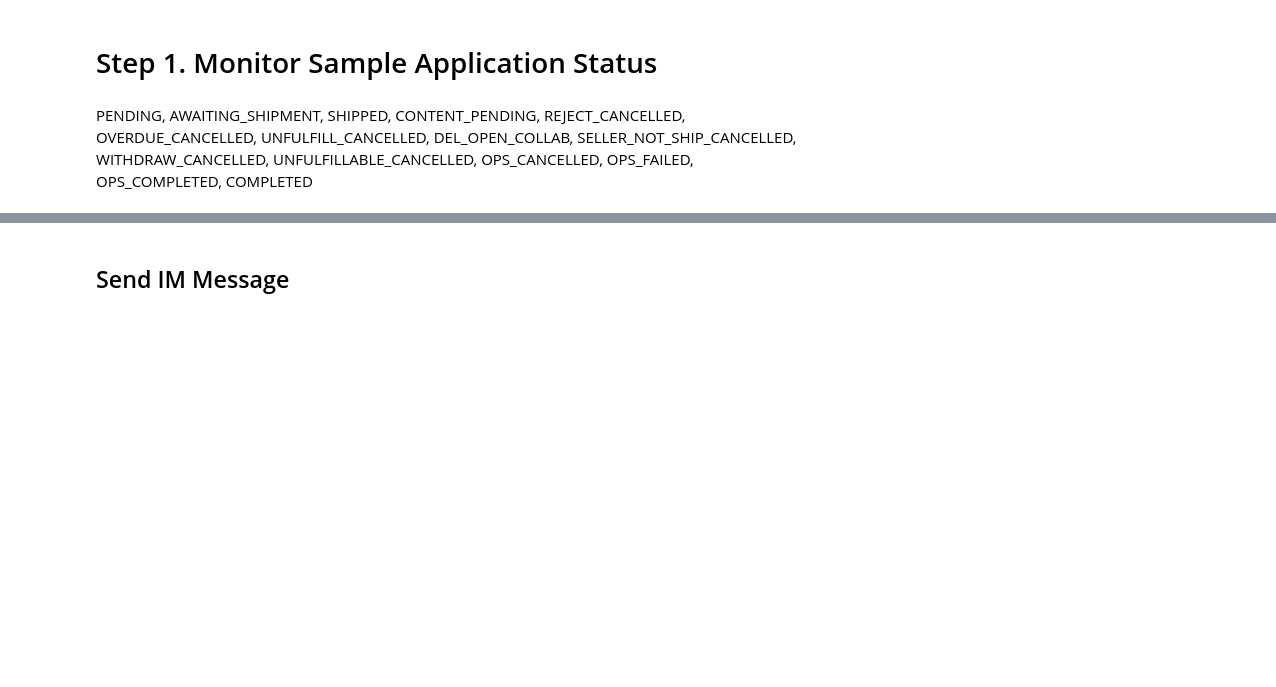
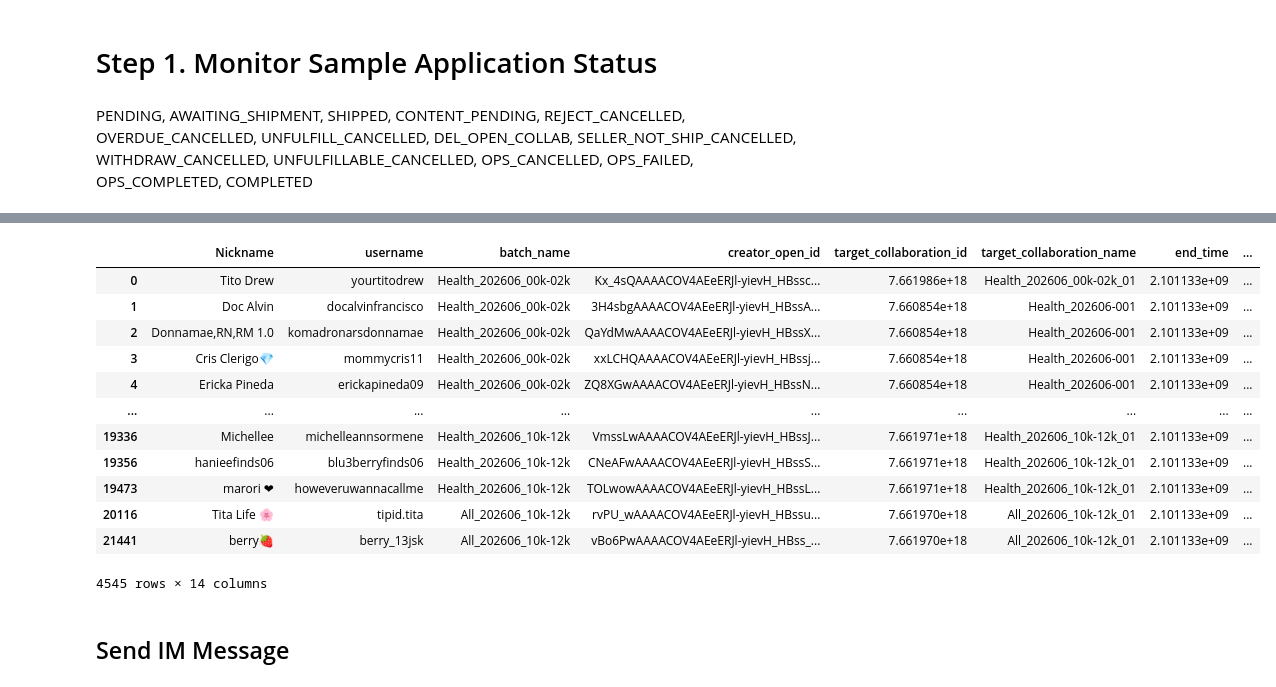
Before and after one commit to mrpsonglao/VitamiAffiliateCode, a Jupyter notebook: code/2026-07-13 Step 3 - Monitor and Message Creators.ipynb, the cells around one changed output, grey strips where cells are left out. Drawn from its saved outputs; the diff is of its cells as text; code cells hidden in the pictures; blank space fills up the shorter version.

```diff
--- a/code/2026-07-13 Step 3 - Monitor and Message Creators.ipynb
+++ b/code/2026-07-13 Step 3 - Monitor and Message Creators.ipynb
@@ -121,3 +293,23 @@ conversation_id = '7662759984770122002'
+# %%
+# Update statuses to track
+df_creators_messaging['invited_to_join_collab'] = df_creators_messaging['sample_status'].notnull()
+df_creators_messaging['invited_to_viber_grp'] = False
+# %%
+df_creators_messaging[~df_creators_messaging['invited_to_join_collab'] & df_creators_messaging['target_collaboration_id'].notnull()]
+# %% [output]
+|  | Nickname | username | batch_name | creator_open_id | target_collaboration_id | target_collaboration_name | end_time | ... |
+| 0 | Tito Drew | yourtitodrew | Health_202606_00k-02k | Kx_4sQAAAACOV4AEeERJl-yievH_HBssc... | 7.661986e+18 | Health_202606_00k-02k_01 | 2.101133e+09 | ... |
+| 1 | Doc Alvin | docalvinfrancisco | Health_202606_00k-02k | 3H4sbgAAAACOV4AEeERJl-yievH_HBssA... | 7.660854e+18 | Health_202606-001 | 2.101133e+09 | ... |
+| 2 | Donnamae,RN,RM 1.0 | komadronarsdonnamae | Health_202606_00k-02k | QaYdMwAAAACOV4AEeERJl-yievH_HBssX... | 7.660854e+18 | Health_202606-001 | 2.101133e+09 | ... |
+| 3 | Cris Clerigo💎 | mommycris11 | Health_202606_00k-02k | xxLCHQAAAACOV4AEeERJl-yievH_HBssj... | 7.660854e+18 | Health_202606-001 | 2.101133e+09 | ... |
+| 4 | Ericka Pineda | erickapineda09 | Health_202606_00k-02k | ZQ8XGwAAAACOV4AEeERJl-yievH_HBssN... | 7.660854e+18 | Health_202606-001 | 2.101133e+09 | ... |
+| ... | ... | ... | ... | ... | ... | ... | ... | ... |
+| 19336 | Michellee | michelleannsormene | Health_202606_10k-12k | VmssLwAAAACOV4AEeERJl-yievH_HBssJ... | 7.661971e+18 | Health_202606_10k-12k_01 | 2.101133e+09 | ... |
+| 19356 | hanieefinds06 | blu3berryfinds06 | Health_202606_10k-12k | CNeAFwAAAACOV4AEeERJl-yievH_HBssS... | 7.661971e+18 | Health_202606_10k-12k_01 | 2.101133e+09 | ... |
+| 19473 | marori ❤︎ | howeveruwannacallme | Health_202606_10k-12k | TOLwowAAAACOV4AEeERJl-yievH_HBssL... | 7.661971e+18 | Health_202606_10k-12k_01 | 2.101133e+09 | ... |
+| 20116 | Tita Life 🌸 | tipid.tita | All_202606_10k-12k | rvPU_wAAAACOV4AEeERJl-yievH_HBssu... | 7.661970e+18 | All_202606_10k-12k_01 | 2.101133e+09 | ... |
+| 21441 | berry🍓 | berry_13jsk | All_202606_10k-12k | vBo6PwAAAACOV4AEeERJl-yievH_HBss_... | 7.661970e+18 | All_202606_10k-12k_01 | 2.101133e+09 | ... |
+4545 rows × 14 columns
 # %% [markdown]
 ## Send IM Message
 # %%
```
Also changed, not shown: parts of 30 cells of this notebook, 3 other files.
